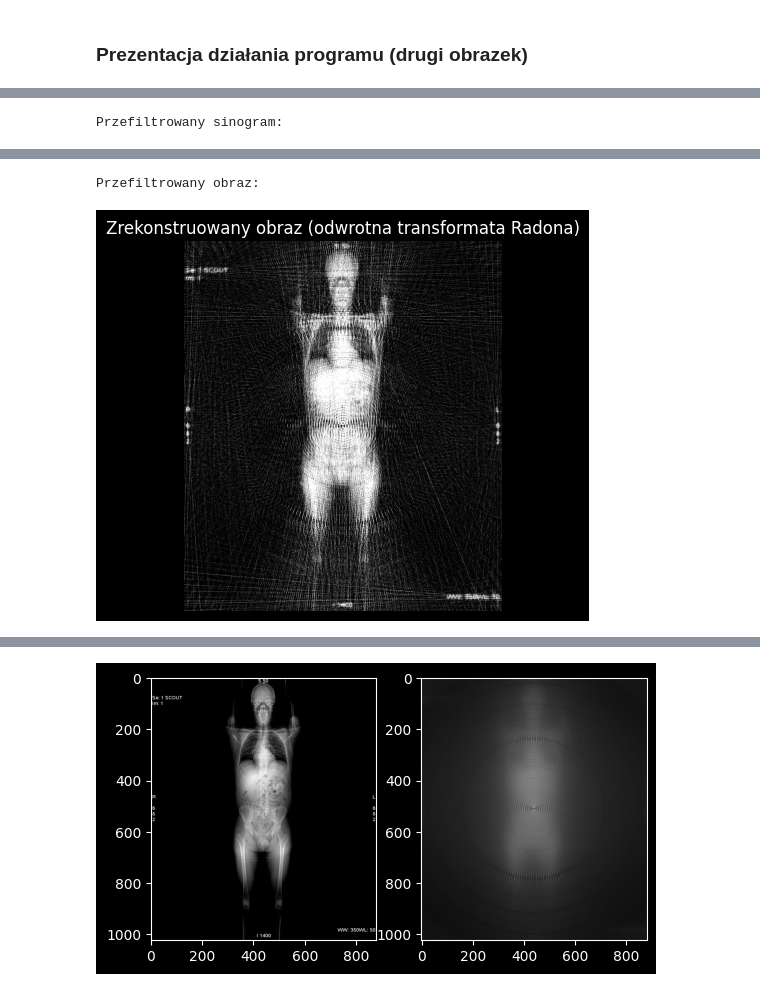
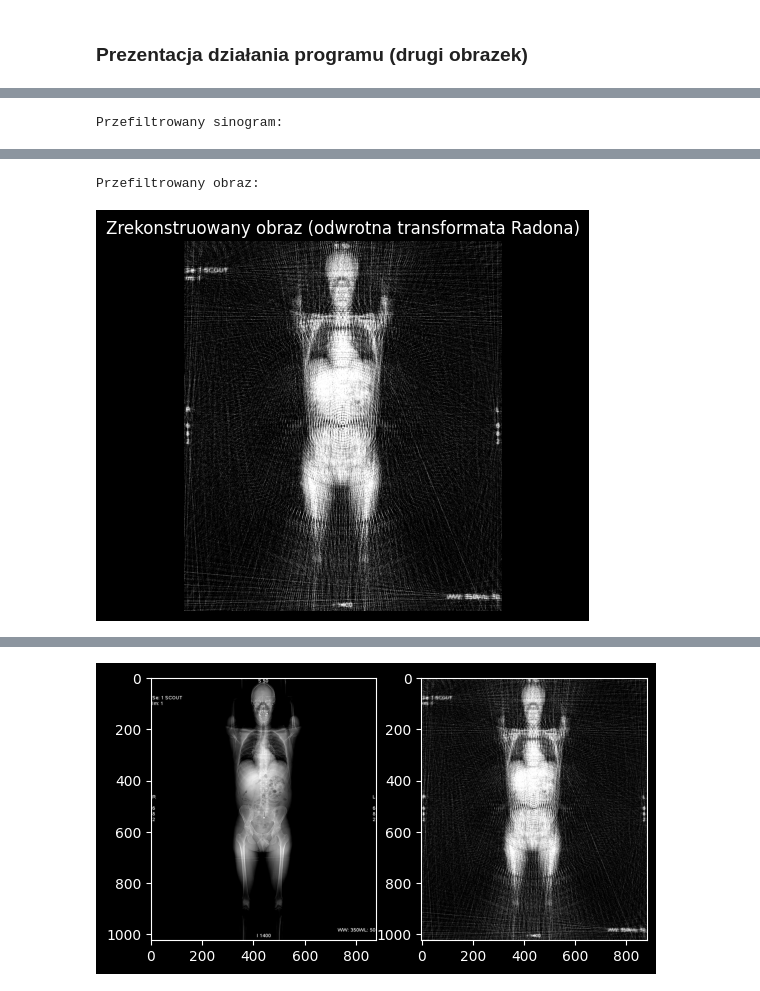
Before and after one commit to pwlsp/tomograf, a Jupyter notebook: tomograf.ipynb, the cells around one changed output, grey strips where cells are left out. Cells and saved outputs as stored; diff of their text form; code cells hidden in the pictures.

```diff
--- a/tomograf.ipynb
+++ b/tomograf.ipynb
@@ -1004,7 +1024,7 @@ scan_vis_steps_2 = 6
 reconstruction_vis_steps_2 = 4
 
 # (3.1. -> Zapis DICOM)
-path_reconstructed_image_2 = "output/reconstructed_image.dcm" # Tego aktualnie nie pozwalamy zmieniać
+path_reconstructed_image_2 = "output/reconstructed_image_2.dcm"
 dicom_patient_first_name_2 = "Jeremiasz"
 dicom_patient_last_name_2 = "Rozowy"
 dicom_patient_name_2 = f"{dicom_patient_last_name_2}^{dicom_patient_first_name_2}"
@@ -1089,7 +1109,7 @@ if visualize_2:
 
 # Zapis DICOM
 save_np_uint8_image_to_dicom(
-    reconstructed_image_2,
+    reconstructed_image_filtered_2,
     path_reconstructed_image_2,
     patient_name=dicom_patient_name_2,
     patient_id=dicom_patient_id_2,
@@ -1148,8 +1168,8 @@ Data i czas utworzenia    : 2026-04-20 19:52:38.704309
 
 ---------------------------------------------------------------------
 ... (9 lines left out)
 
 ---------------------------------------------------------------------
 
 Obrazy odczytane z DICOM-ów:
-[figure, old version]
+[figure, new version]
```
Also changed, not shown: parts of 19 cells of this notebook, 2 other files.
